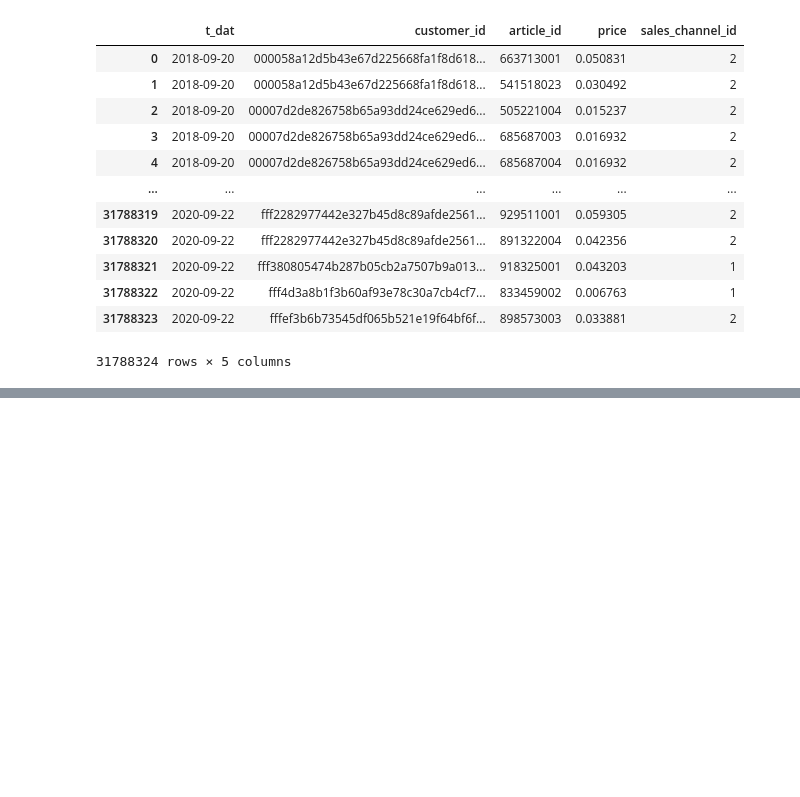
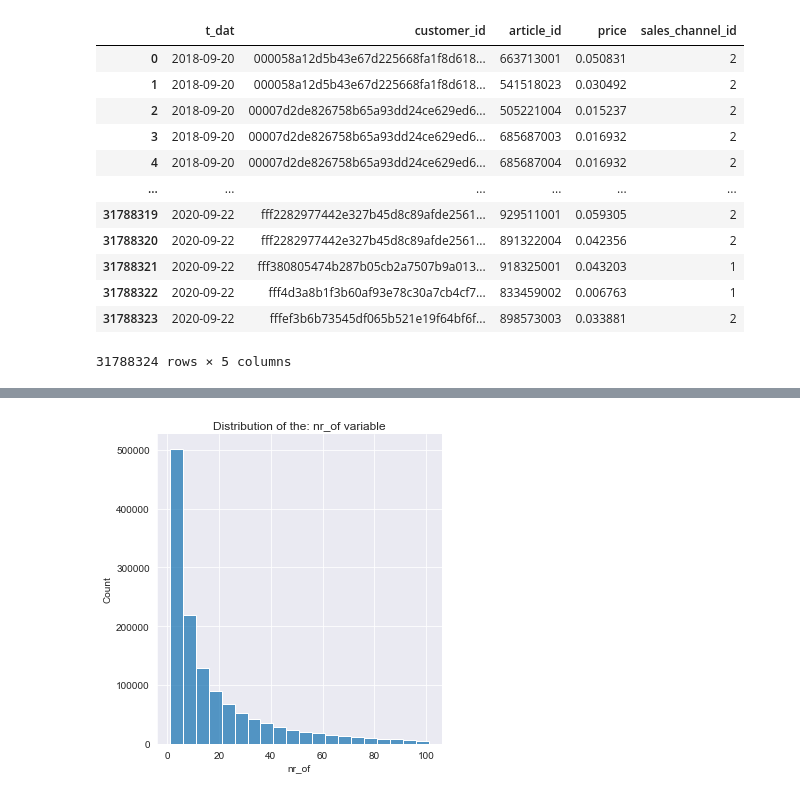
Before and after one commit to krinya/kaggle_handm, a Jupyter notebook: 01_start.ipynb, the cells around one changed output, grey strips where cells are left out. Saved outputs shown, nothing was run; the diff lists cells and outputs as text; code cells hidden in the pictures; blank space fills up the shorter version.

```diff
--- a/01_start.ipynb
+++ b/01_start.ipynb
@@ -108,0 +143,5 @@ transactions
+# %%
+count_purchase = count_purchase.sort_values(by=['nr_of'], ascending=False).reset_index(drop=True)
+# log value
+count_purchase['log_nr_of'] = np.log(count_purchase['nr_of'])
+count_purchase
@@ -108,0 +162,4 @@ transactions
+# %%
+plot_continous_histogram(count_purchase[count_purchase['nr_of'] < 100], 'nr_of', binwidth=5)
+# %% [output]
+[figure, added]
```
Also changed, not shown: parts of 7 cells of this notebook.
